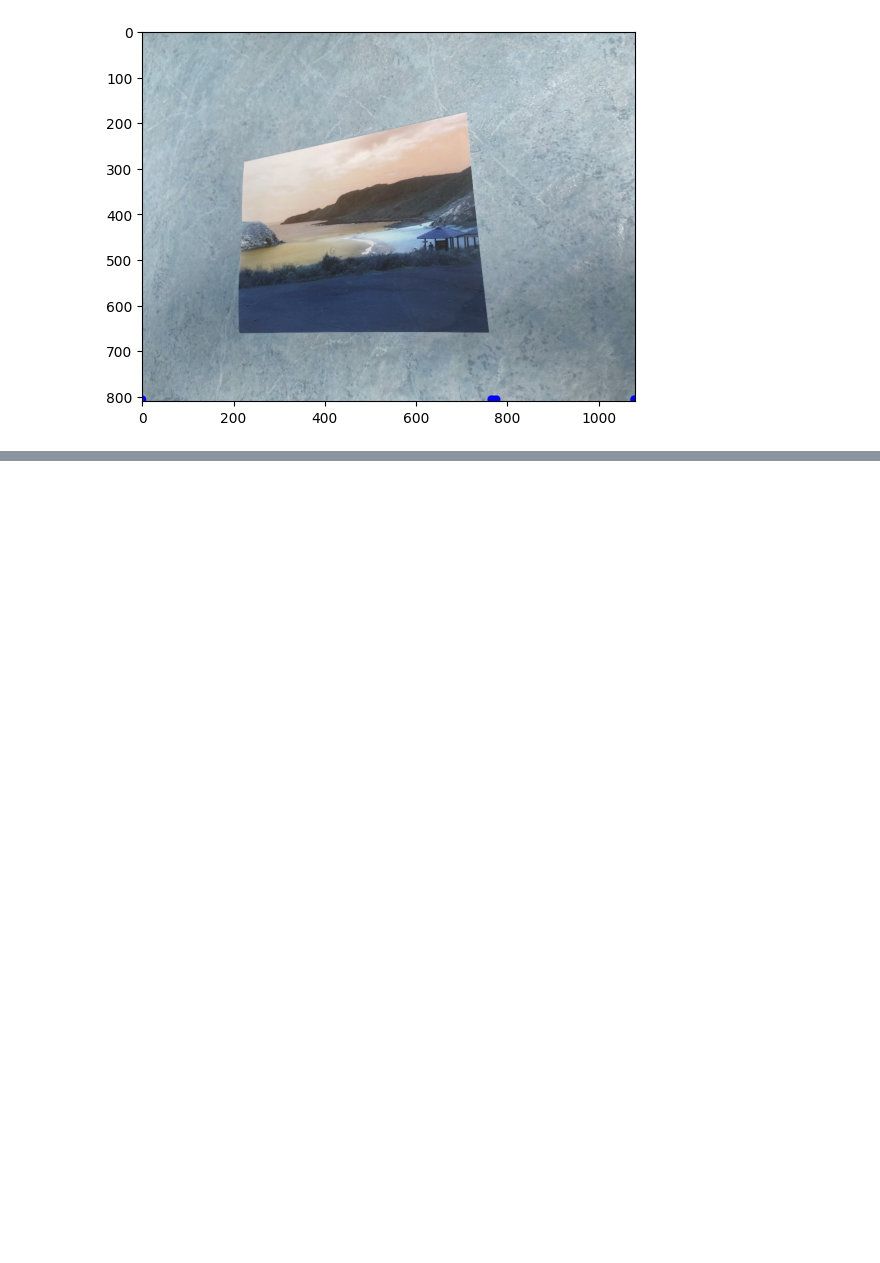
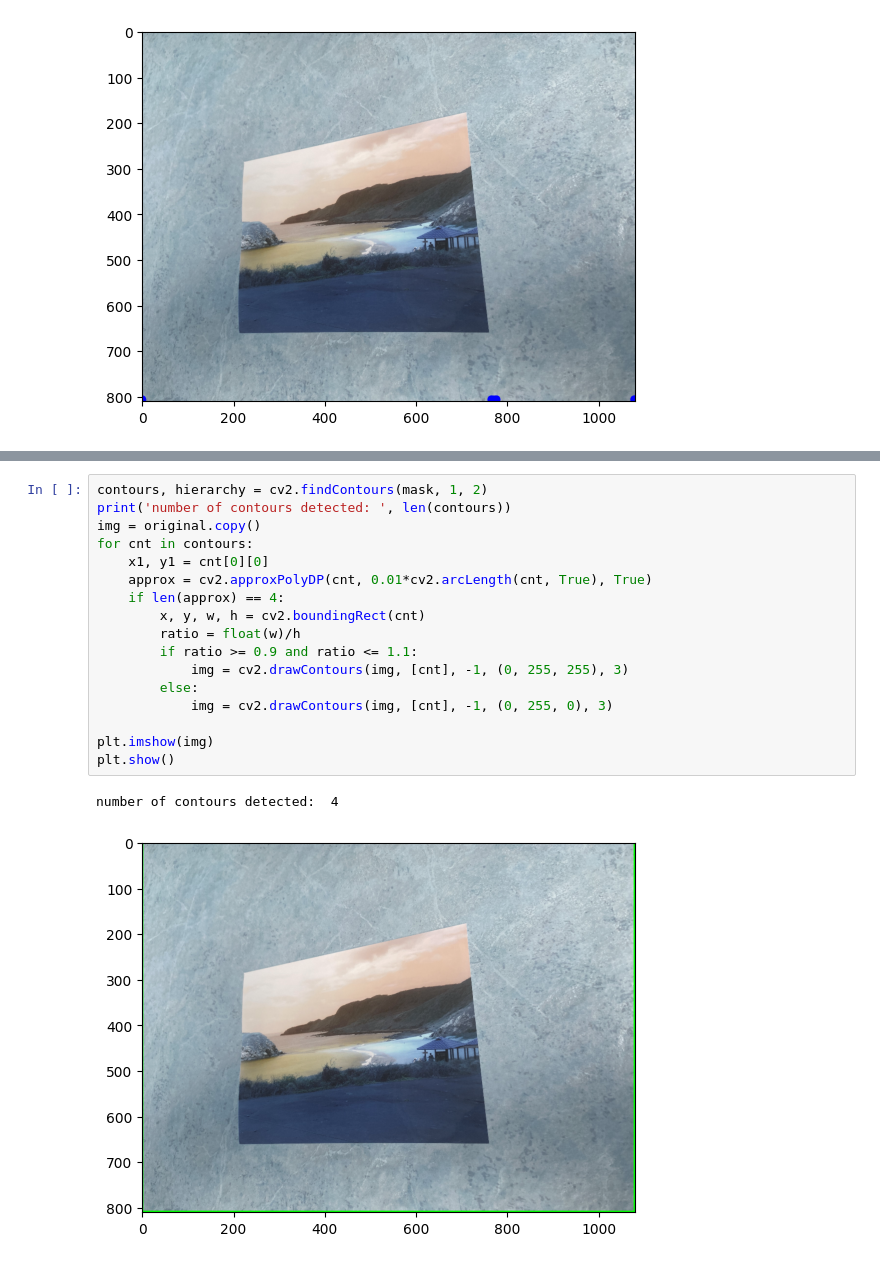
Before and after one commit to ceschini/planar_homography, a Jupyter notebook: corner_detect2.ipynb, the cells around one changed output, grey strips where cells are left out. Drawn from its saved outputs; the diff is of its cells as text; blank space fills up the shorter version.

```diff
--- a/corner_detect2.ipynb
+++ b/corner_detect2.ipynb
@@ -132,0 +167,20 @@ plt.show()
+# %%
+contours, hierarchy = cv2.findContours(mask, 1, 2)
+print('number of contours detected: ', len(contours))
+img = original.copy()
+for cnt in contours:
+    x1, y1 = cnt[0][0]
+    approx = cv2.approxPolyDP(cnt, 0.01*cv2.arcLength(cnt, True), True)
+    if len(approx) == 4:
+        x, y, w, h = cv2.boundingRect(cnt)
+        ratio = float(w)/h
+        if ratio >= 0.9 and ratio <= 1.1:
+            img = cv2.drawContours(img, [cnt], -1, (0, 255, 255), 3)
+        else:
+            img = cv2.drawContours(img, [cnt], -1, (0, 255, 0), 3)
+
+plt.imshow(img)
+plt.show()
+# %% [output]
+number of contours detected:  4
+[figure, added]
```
Also changed, not shown: parts of 3 cells of this notebook, 1 other file.
